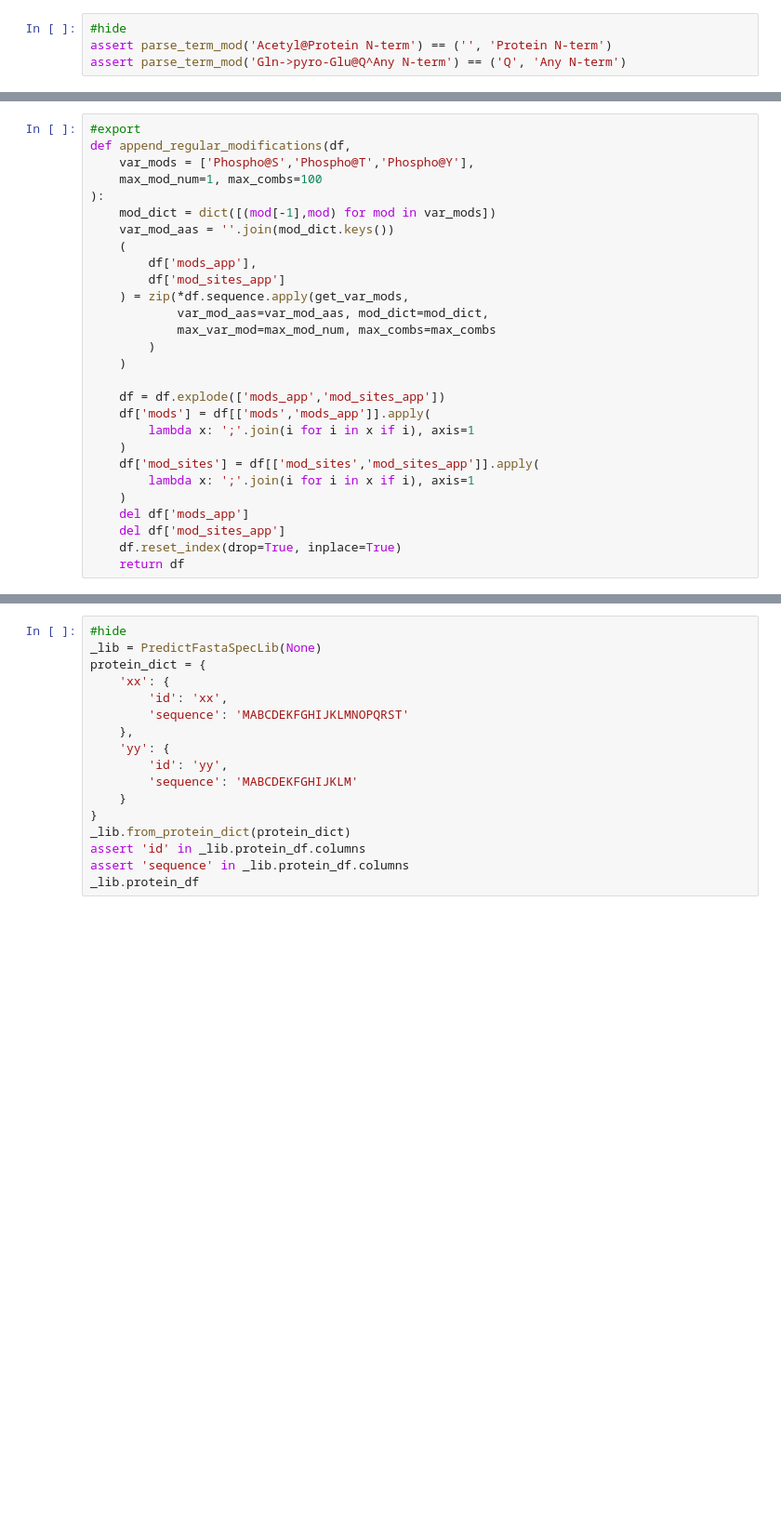
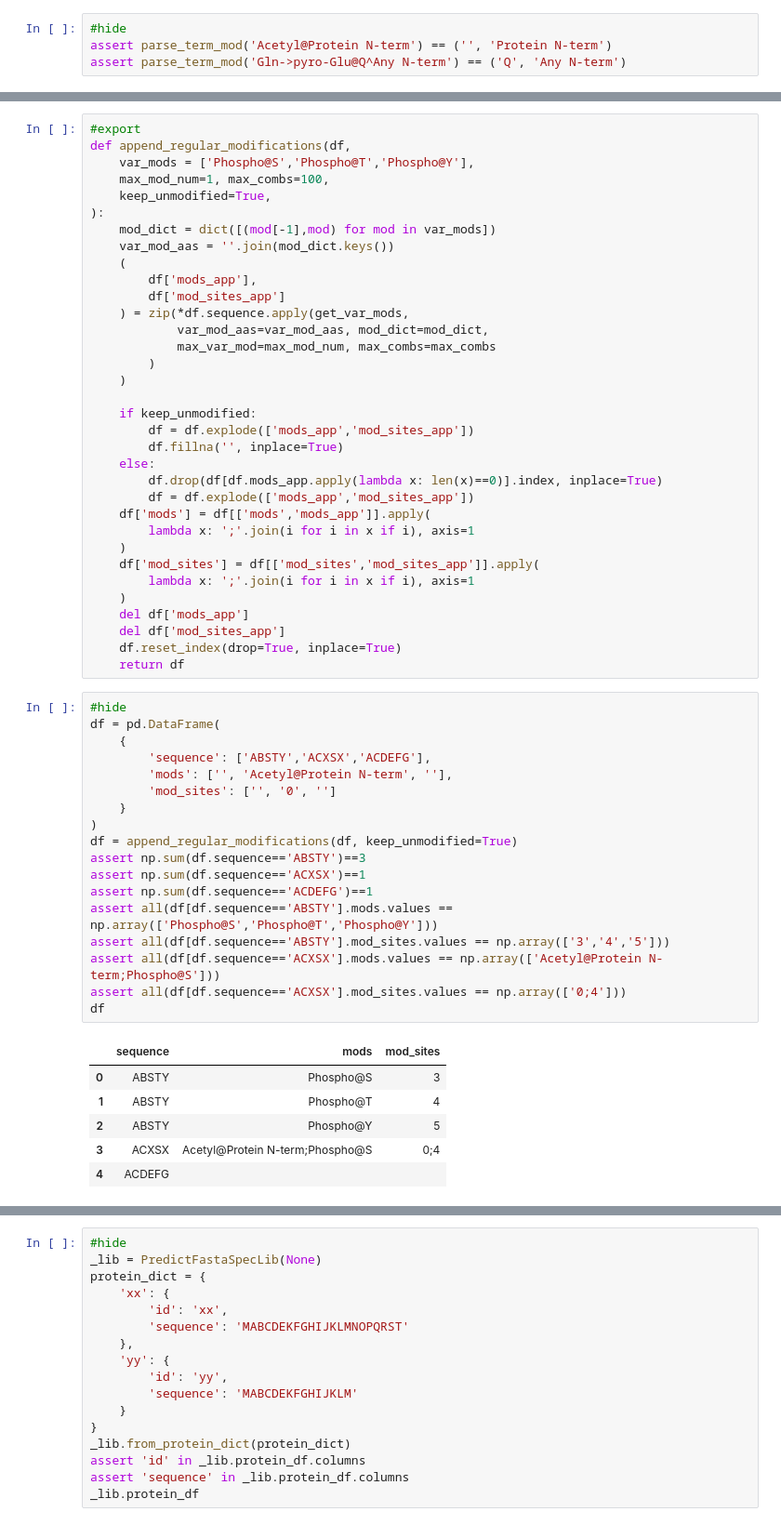
Before and after one commit to MannLabs/alphapeptdeep, a Jupyter notebook: nbdev_nbs/protein/fasta.ipynb, the cells around one changed output, grey strips where cells are left out. Shown at 93% size. Drawn from its saved outputs; the diff is of its cells as text; blank space fills up the shorter version.

```diff
--- a/nbdev_nbs/protein/fasta.ipynb
+++ b/nbdev_nbs/protein/fasta.ipynb
@@ -716,7 +729,8 @@ class PredictFastaSpecLib(PredictSpecLib):
 #export
 def append_regular_modifications(df,
     var_mods = ['Phospho@S','Phospho@T','Phospho@Y'],
-    max_mod_num=1, max_combs=100
+    max_mod_num=1, max_combs=100,
+    keep_unmodified=True,
 ):
     mod_dict = dict([(mod[-1],mod) for mod in var_mods])
     var_mod_aas = ''.join(mod_dict.keys())
@@ -729,7 +743,12 @@ def append_regular_modifications(df,
         )
     )
 
-    df = df.explode(['mods_app','mod_sites_app'])
+    if keep_unmodified:
+        df = df.explode(['mods_app','mod_sites_app'])
+        df.fillna('', inplace=True)
+    else:
+        df.drop(df[df.mods_app.apply(lambda x: len(x)==0)].index, inplace=True)
+        df = df.explode(['mods_app','mod_sites_app'])
     df['mods'] = df[['mods','mods_app']].apply(
         lambda x: ';'.join(i for i in x if i), axis=1
     )
@@ -740,6 +759,31 @@ def append_regular_modifications(df,
     del df['mod_sites_app']
     df.reset_index(drop=True, inplace=True)
     return df
+# %%
+#hide
+df = pd.DataFrame(
+    {
+        'sequence': ['ABSTY','ACXSX','ACDEFG'],
+        'mods': ['', 'Acetyl@Protein N-term', ''],
+        'mod_sites': ['', '0', '']
+    }
+)
+df = append_regular_modifications(df, keep_unmodified=True)
+assert np.sum(df.sequence=='ABSTY')==3
+assert np.sum(df.sequence=='ACXSX')==1
+assert np.sum(df.sequence=='ACDEFG')==1
+assert all(df[df.sequence=='ABSTY'].mods.values == np.array(['Phospho@S','Phospho@T','Phospho@Y']))
+assert all(df[df.sequence=='ABSTY'].mod_sites.values == np.array(['3','4','5']))
+assert all(df[df.sequence=='ACXSX'].mods.values == np.array(['Acetyl@Protein N-term;Phospho@S']))
+assert all(df[df.sequence=='ACXSX'].mod_sites.values == np.array(['0;4']))
+df
+# %% [output]
+|  | sequence | mods | mod_sites |
+| 0 | ABSTY | Phospho@S | 3 |
+| 1 | ABSTY | Phospho@T | 4 |
+| 2 | ABSTY | Phospho@Y | 5 |
+| 3 | ACXSX | Acetyl@Protein N-term;Phospho@S | 0;4 |
+| 4 | ACDEFG |  |  |
 # %%
 #hide
 df = pd.DataFrame(
```
Also changed, not shown: parts of 4 cells of this notebook, 1 other file.
